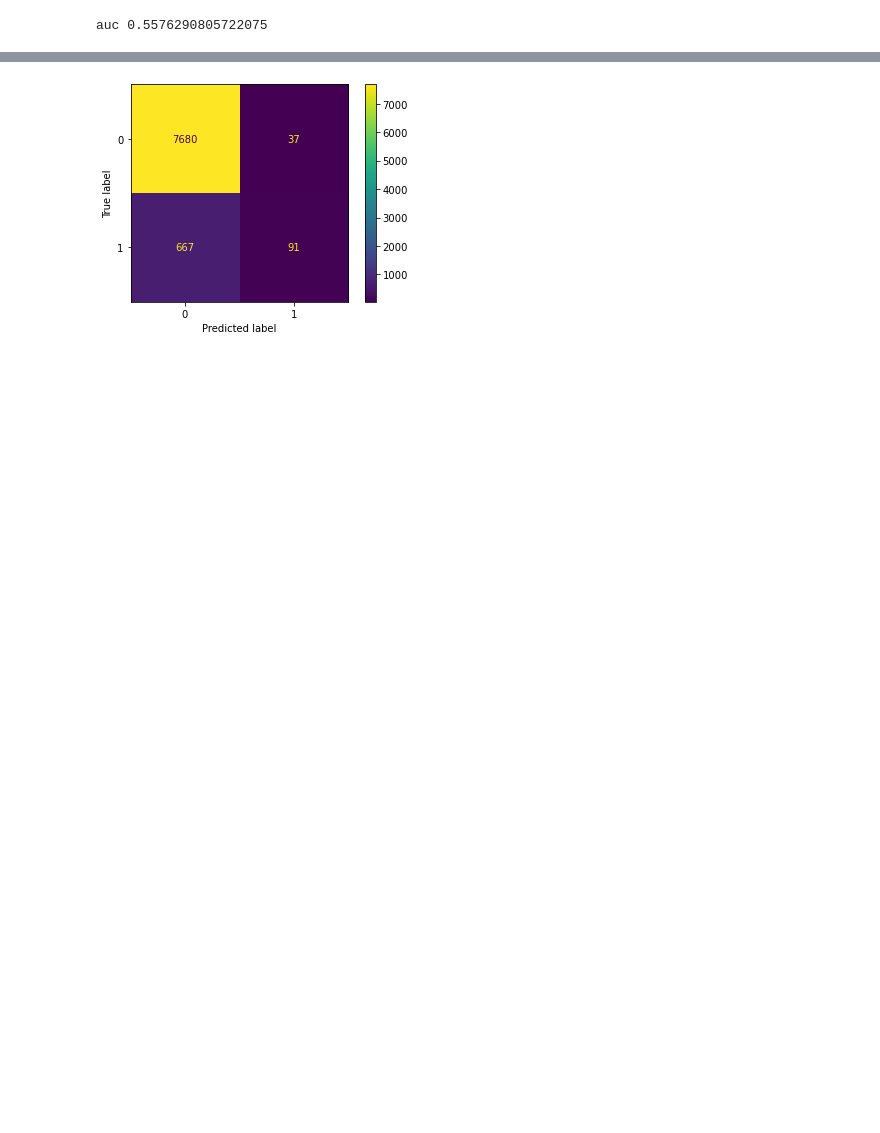
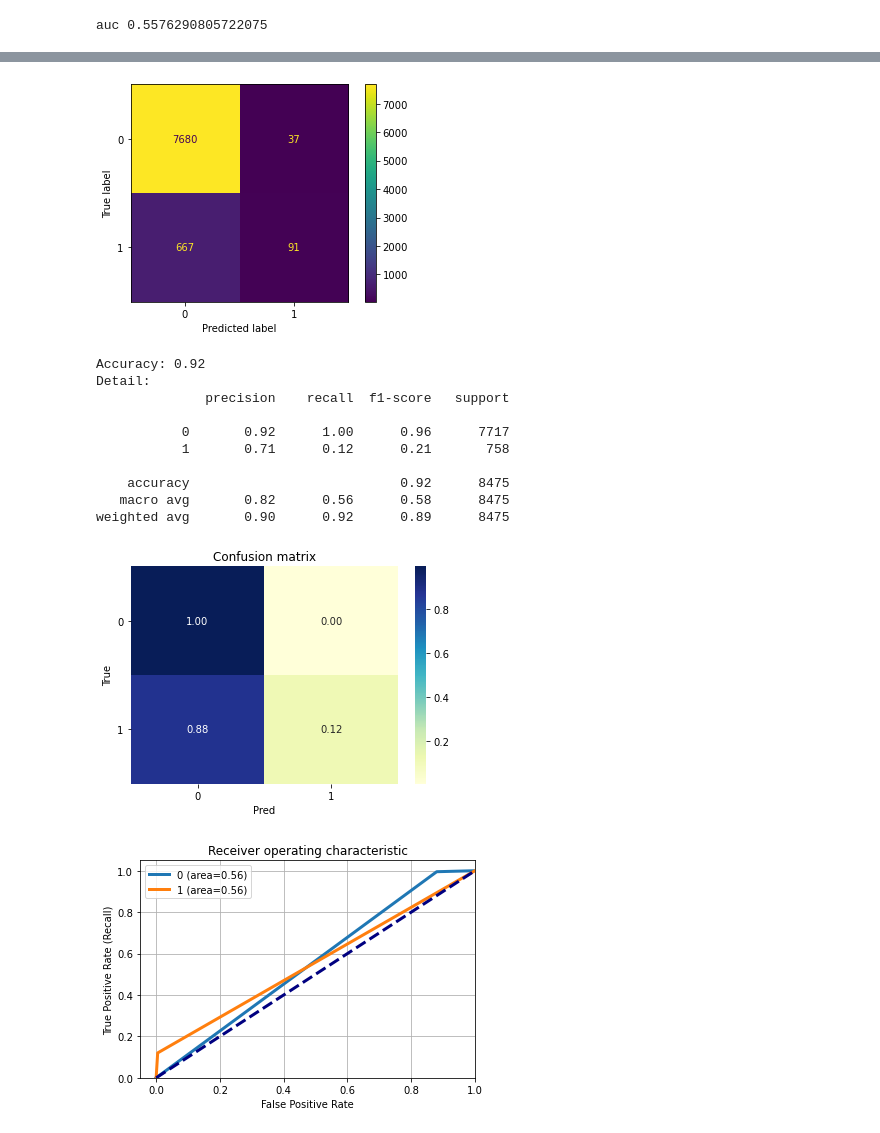
Before and after one commit to vmm221313/Energy_Theft, a Jupyter notebook: base.ipynb, the cells around one changed output, grey strips where cells are left out. Cells and saved outputs as stored; diff of their text form; code cells hidden in the pictures; blank space fills up the shorter version.

```diff
--- a/base.ipynb
+++ b/base.ipynb
@@ -24,30 +85,43 @@ clf = RandomForestClassifier(random_state=42, n_jobs=-1)
 clf.fit(X_train, y_train)
 y_pred = clf.predict(X_test)
 print(classification_report(y_test, y_pred))
 print("average_precision_score = ", average_precision_score(y_test, y_pred))
 fpr, tpr, thresholds = roc_curve(y_test, y_pred)
 plt.plot(fpr, tpr, color='blue')
 plt.show()
 print("auc", auc(fpr, tpr))
 precision, recall, thresholds = precision_recall_curve(y_test, y_pred)
 plt.plot(recall, precision, color='blue')
 plt.show()
 plt.close()
 confusion_matrix(y_test, y_pred)
 plot_confusion_matrix(clf, X_test, y_test)
 plt.show()
+model_performance_DL(y_test, y_pred)
 # %% [output]
               precision    recall  f1-score   support
 
            0       0.92      1.00      0.96      7717
            1       0.71      0.12      0.21       758
 
     accuracy                           0.92      8475
    macro avg       0.82      0.56      0.58      8475
 weighted avg       0.90      0.92      0.89      8475
 
 average_precision_score =  0.16405208138752034
 [figure]
 auc 0.5576290805722075
 [figure]
 [figure]
+Accuracy: 0.92
+Detail:
+              precision    recall  f1-score   support
+
+           0       0.92      1.00      0.96      7717
+           1       0.71      0.12      0.21       758
+
+    accuracy                           0.92      8475
+   macro avg       0.82      0.56      0.58      8475
+weighted avg       0.90      0.92      0.89      8475
+[figure, added]
+[figure, added]
```
Also changed, not shown: parts of 26 cells of this notebook, 14 other files.
